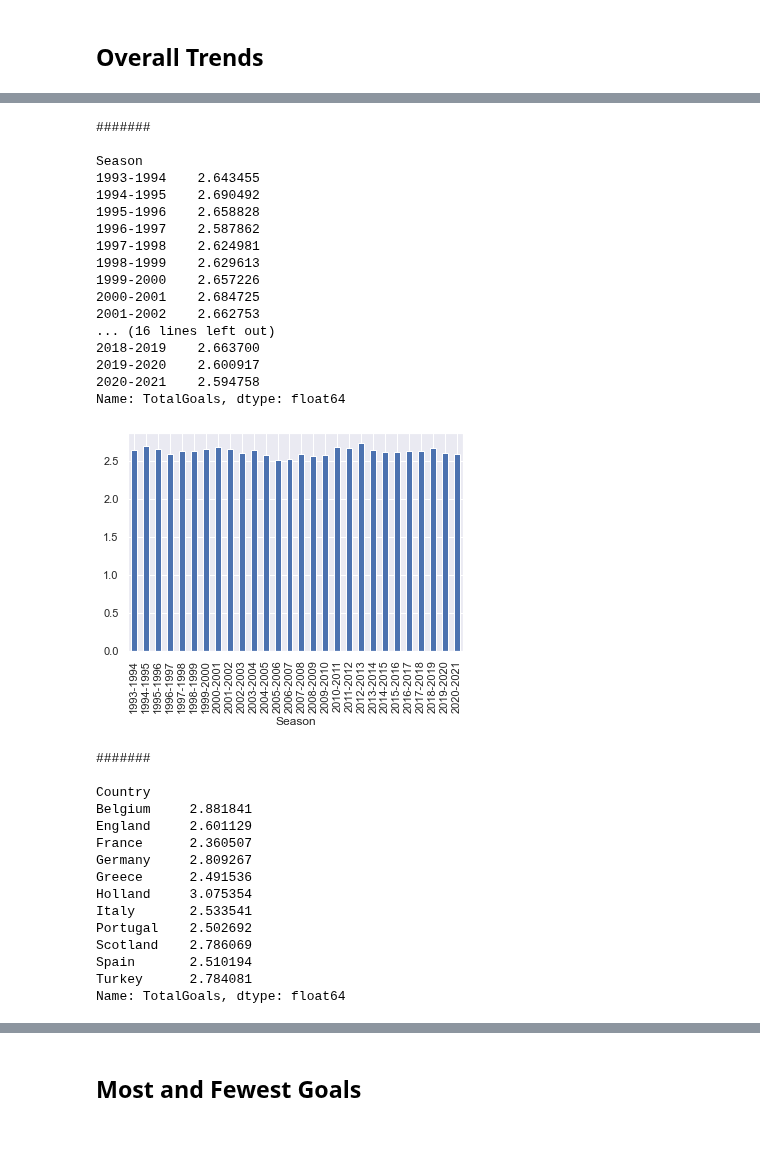
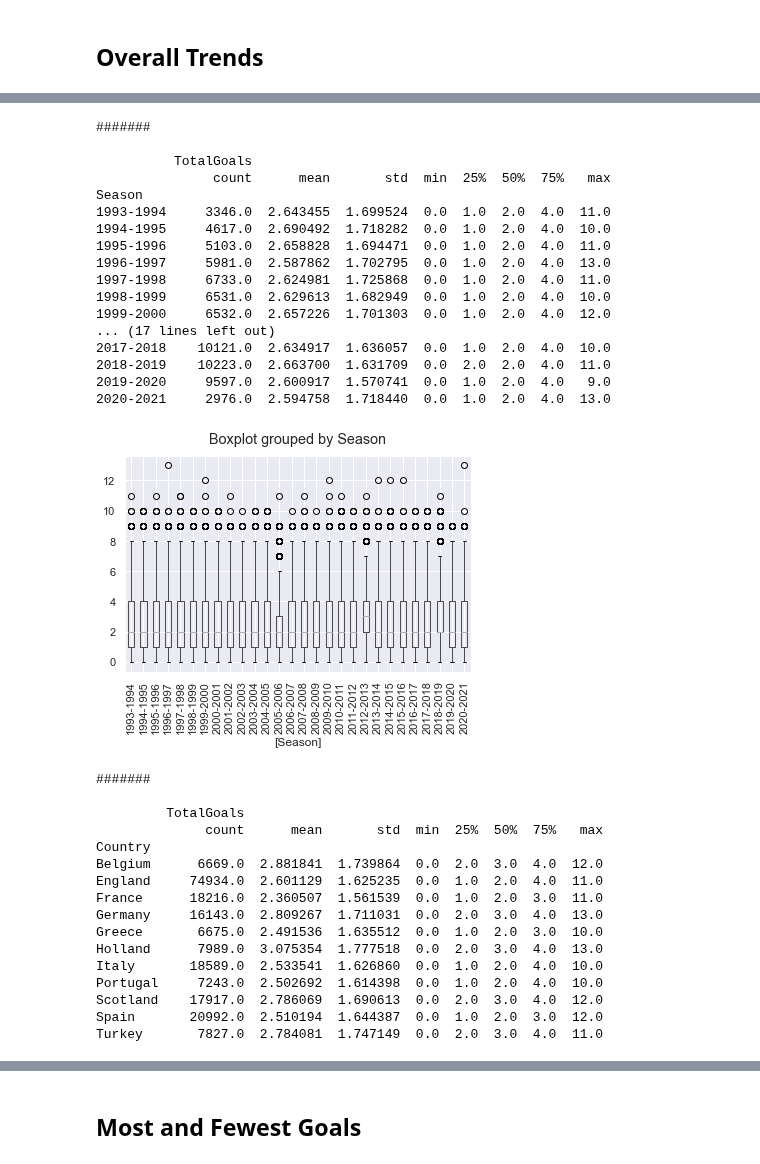
Before and after one commit to deacona/the-ball-is-round, a Jupyter notebook: notebooks/club_01_goals_around_europe.ipynb, the cells around one changed output, grey strips where cells are left out. Cells and saved outputs as stored; diff of their text form; code cells hidden in the pictures; blank space fills up the shorter version.

Commit message:
Update club_01_goals_around_europe.ipynb
More detailed analysis

```diff
--- a/notebooks/club_01_goals_around_europe.ipynb
+++ b/notebooks/club_01_goals_around_europe.ipynb
@@ -20,0 +20,11 @@ df.shape
+# %%
+df = utilities.get_master("fulldata")
+
+df = df[df.HomeAway == "Home"]
+
+attrib_cols = ["HomeAway", "Season", "Country", "Tier", "Team", "Manager", "Stadium", "Referee", "Latitude", "Longitude"]
+metric_cols = ["Goals", "GoalsOpp", "TotalGoals"]
+
+df = df[attrib_cols + metric_cols]
+
+df.shape
@@ -28,41 +57,43 @@ array([[<AxesSubplot:title={'center':'TotalGoals'}>]], dtype=object)
 # %%
 for col in ["Season", "Country", "Tier"]:
     print("\n#######\n")
-    GpG = df.groupby(col).TotalGoals.sum() / df.groupby(col).TotalGoals.count()
-    print(GpG)
-    GpG.plot(kind="bar")
+    GpG = df[[col, "TotalGoals"]].groupby(col)
+    print(GpG.describe(include="all"))
+    df[[col, "TotalGoals"]].boxplot(by=col).get_figure().gca().set_title("")
+    plt.xticks(rotation=90)
     plt.show()
 # %% [output]
 #######
 
+          TotalGoals
+               count      mean       std  min  25%  50%  75%   max
 Season
-1993-1994    2.643455
-1994-1995    2.690492
-1995-1996    2.658828
-1996-1997    2.587862
-1997-1998    2.624981
-1998-1999    2.629613
-1999-2000    2.657226
-2000-2001    2.684725
-2001-2002    2.662753
-... (16 lines left out)
-2018-2019    2.663700
-2019-2020    2.600917
-2020-2021    2.594758
-Name: TotalGoals, dtype: float64
+1993-1994     3346.0  2.643455  1.699524  0.0  1.0  2.0  4.0  11.0
+1994-1995     4617.0  2.690492  1.718282  0.0  1.0  2.0  4.0  10.0
+1995-1996     5103.0  2.658828  1.694471  0.0  1.0  2.0  4.0  11.0
+1996-1997     5981.0  2.587862  1.702795  0.0  1.0  2.0  4.0  13.0
+1997-1998     6733.0  2.624981  1.725868  0.0  1.0  2.0  4.0  11.0
+1998-1999     6531.0  2.629613  1.682949  0.0  1.0  2.0  4.0  10.0
+1999-2000     6532.0  2.657226  1.701303  0.0  1.0  2.0  4.0  12.0
+... (17 lines left out)
+2017-2018    10121.0  2.634917  1.636057  0.0  1.0  2.0  4.0  10.0
+2018-2019    10223.0  2.663700  1.631709  0.0  2.0  2.0  4.0  11.0
+2019-2020     9597.0  2.600917  1.570741  0.0  1.0  2.0  4.0   9.0
+2020-2021     2976.0  2.594758  1.718440  0.0  1.0  2.0  4.0  13.0
-[figure, old version]
+[figure, new version]
 #######
 
+         TotalGoals
+              count      mean       std  min  25%  50%  75%   max
 Country
-Belgium     2.881841
-England     2.601129
-France      2.360507
-Germany     2.809267
-Greece      2.491536
-Holland     3.075354
-Italy       2.533541
-Portugal    2.502692
-Scotland    2.786069
-Spain       2.510194
-Turkey      2.784081
-Name: TotalGoals, dtype: float64
+Belgium      6669.0  2.881841  1.739864  0.0  2.0  3.0  4.0  12.0
+England     74934.0  2.601129  1.625235  0.0  1.0  2.0  4.0  11.0
+France      18216.0  2.360507  1.561539  0.0  1.0  2.0  3.0  11.0
+Germany     16143.0  2.809267  1.711031  0.0  2.0  3.0  4.0  13.0
+Greece       6675.0  2.491536  1.635512  0.0  1.0  2.0  3.0  10.0
+Holland      7989.0  3.075354  1.777518  0.0  2.0  3.0  4.0  13.0
+Italy       18589.0  2.533541  1.626860  0.0  1.0  2.0  4.0  10.0
+Portugal     7243.0  2.502692  1.614398  0.0  1.0  2.0  4.0  10.0
+Scotland    17917.0  2.786069  1.690613  0.0  2.0  3.0  4.0  12.0
+Spain       20992.0  2.510194  1.644387  0.0  1.0  2.0  3.0  12.0
+Turkey       7827.0  2.784081  1.747149  0.0  2.0  3.0  4.0  11.0
```
Also changed, not shown: parts of 8 cells of this notebook.
